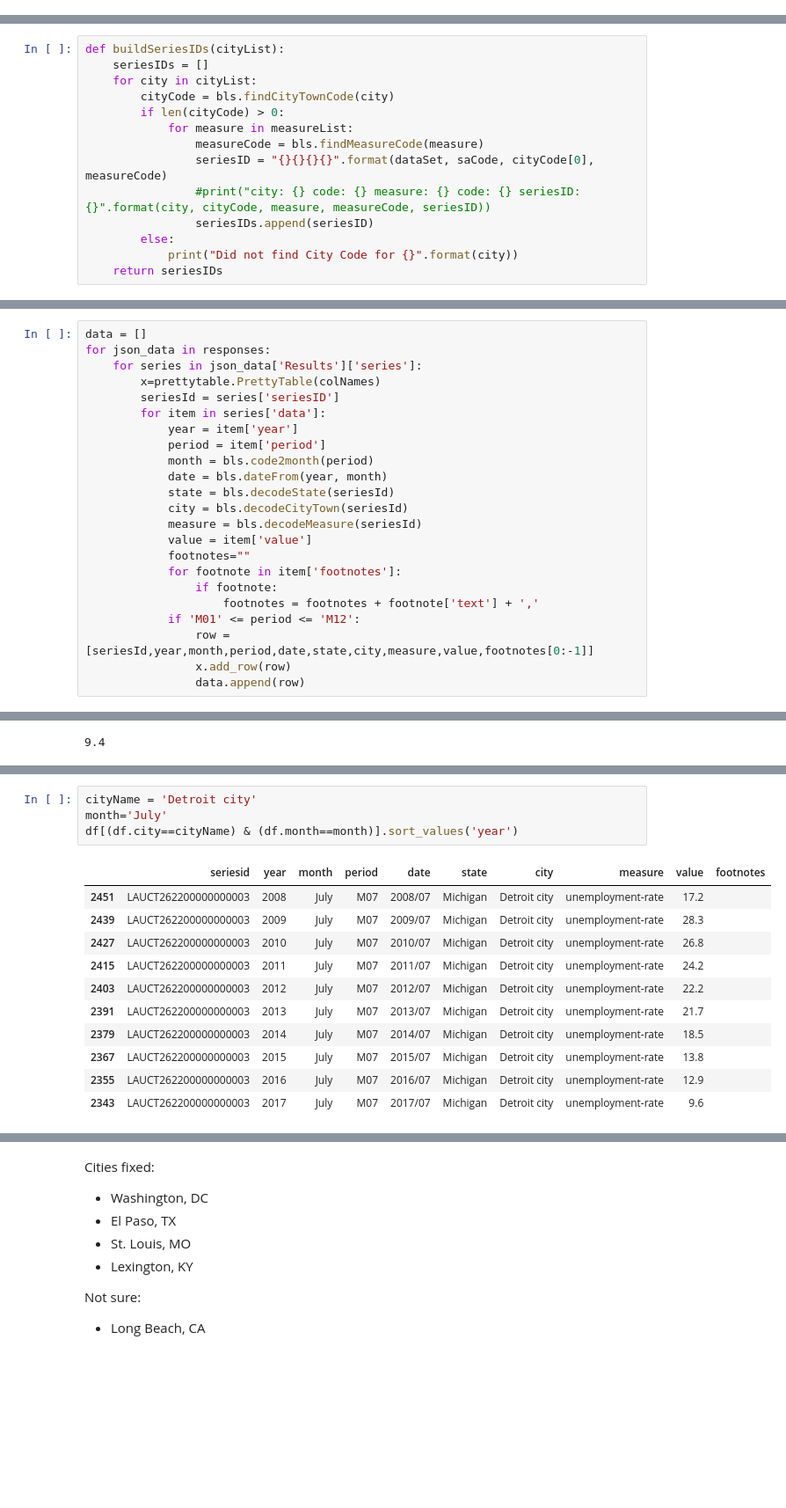
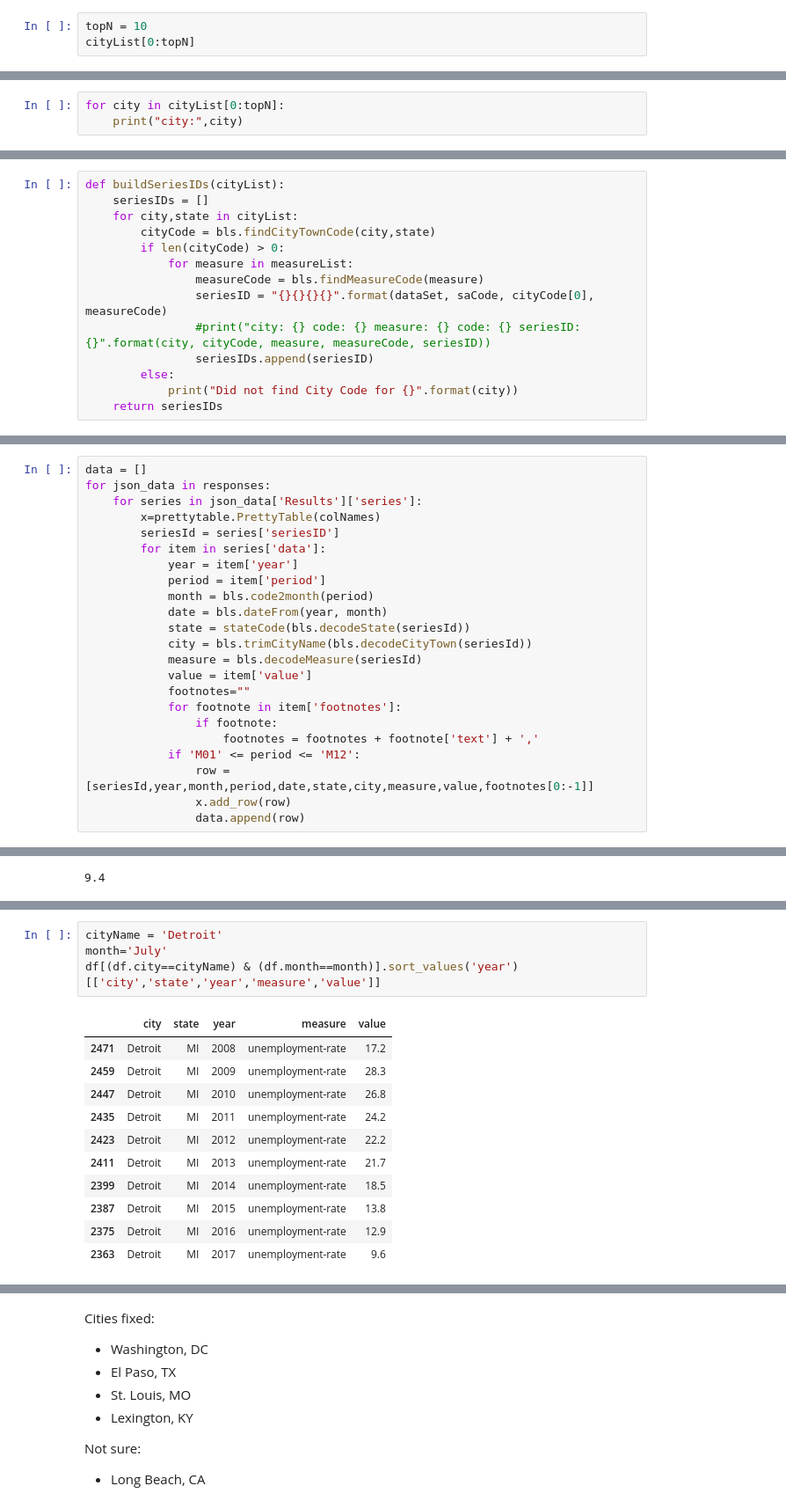
Before and after one commit to muftring/iu-datavis, a Jupyter notebook: project/analysis-gold-standard-cities.ipynb, the cells around one changed output, grey strips where cells are left out. Shown at 88% size. Cells and saved outputs as stored; diff of their text form; blank space fills up the shorter version.

```diff
--- a/project/analysis-gold-standard-cities.ipynb
+++ b/project/analysis-gold-standard-cities.ipynb
@@ -74,0 +105,3 @@ cityList = cities.city.values
+# %%
+topN = 10
+cityList[0:topN]
@@ -74,0 +123,3 @@ cityList = cities.city.values
+# %%
+for city in cityList[0:topN]:
+    print("city:",city)
@@ -93,8 +155,8 @@ build and send requests, 10 cities at a time...
 # %%
 def buildSeriesIDs(cityList):
     seriesIDs = []
-    for city in cityList:
-        cityCode = bls.findCityTownCode(city)
+    for city,state in cityList:
+        cityCode = bls.findCityTownCode(city,state)
         if len(cityCode) > 0:
             for measure in measureList:
                 measureCode = bls.findMeasureCode(measure)
@@ -154,8 +220,8 @@ for json_data in responses:
             period = item['period']
             month = bls.code2month(period)
             date = bls.dateFrom(year, month)
-            state = bls.decodeState(seriesId)
-            city = bls.decodeCityTown(seriesId)
+            state = stateCode(bls.decodeState(seriesId))
+            city = bls.trimCityName(bls.decodeCityTown(seriesId))
             measure = bls.decodeMeasure(seriesId)
             value = item['value']
             footnotes=""
@@ -295,16 +426,16 @@ dfm[dfm.variable=='delta_value'].sort_values('value')
 # %%
-cityName = 'Detroit city'
+cityName = 'Detroit'
 month='July'
-df[(df.city==cityName) & (df.month==month)].sort_values('year')
+df[(df.city==cityName) & (df.month==month)].sort_values('year')[['city','state','year','measure','value']]
 # %% [output]
-|  | seriesid | year | month | period | date | state | city | measure | value | footnotes |
-| 2451 | LAUCT262200000000003 | 2008 | July | M07 | 2008/07 | Michigan | Detroit city | unemployment-rate | 17.2 |  |
-| 2439 | LAUCT262200000000003 | 2009 | July | M07 | 2009/07 | Michigan | Detroit city | unemployment-rate | 28.3 |  |
-| 2427 | LAUCT262200000000003 | 2010 | July | M07 | 2010/07 | Michigan | Detroit city | unemployment-rate | 26.8 |  |
-| 2415 | LAUCT262200000000003 | 2011 | July | M07 | 2011/07 | Michigan | Detroit city | unemployment-rate | 24.2 |  |
-| 2403 | LAUCT262200000000003 | 2012 | July | M07 | 2012/07 | Michigan | Detroit city | unemployment-rate | 22.2 |  |
-| 2391 | LAUCT262200000000003 | 2013 | July | M07 | 2013/07 | Michigan | Detroit city | unemployment-rate | 21.7 |  |
-| 2379 | LAUCT262200000000003 | 2014 | July | M07 | 2014/07 | Michigan | Detroit city | unemployment-rate | 18.5 |  |
-| 2367 | LAUCT262200000000003 | 2015 | July | M07 | 2015/07 | Michigan | Detroit city | unemployment-rate | 13.8 |  |
-| 2355 | LAUCT262200000000003 | 2016 | July | M07 | 2016/07 | Michigan | Detroit city | unemployment-rate | 12.9 |  |
-| 2343 | LAUCT262200000000003 | 2017 | July | M07 | 2017/07 | Michigan | Detroit city | unemployment-rate | 9.6 |  |
+|  | city | state | year | measure | value |
+| 2471 | Detroit | MI | 2008 | unemployment-rate | 17.2 |
+| 2459 | Detroit | MI | 2009 | unemployment-rate | 28.3 |
+| 2447 | Detroit | MI | 2010 | unemployment-rate | 26.8 |
+| 2435 | Detroit | MI | 2011 | unemployment-rate | 24.2 |
+| 2423 | Detroit | MI | 2012 | unemployment-rate | 22.2 |
+| 2411 | Detroit | MI | 2013 | unemployment-rate | 21.7 |
+| 2399 | Detroit | MI | 2014 | unemployment-rate | 18.5 |
+| 2387 | Detroit | MI | 2015 | unemployment-rate | 13.8 |
+| 2375 | Detroit | MI | 2016 | unemployment-rate | 12.9 |
+| 2363 | Detroit | MI | 2017 | unemployment-rate | 9.6 |
```
Also changed, not shown: parts of 80 cells of this notebook, 2 other files.
